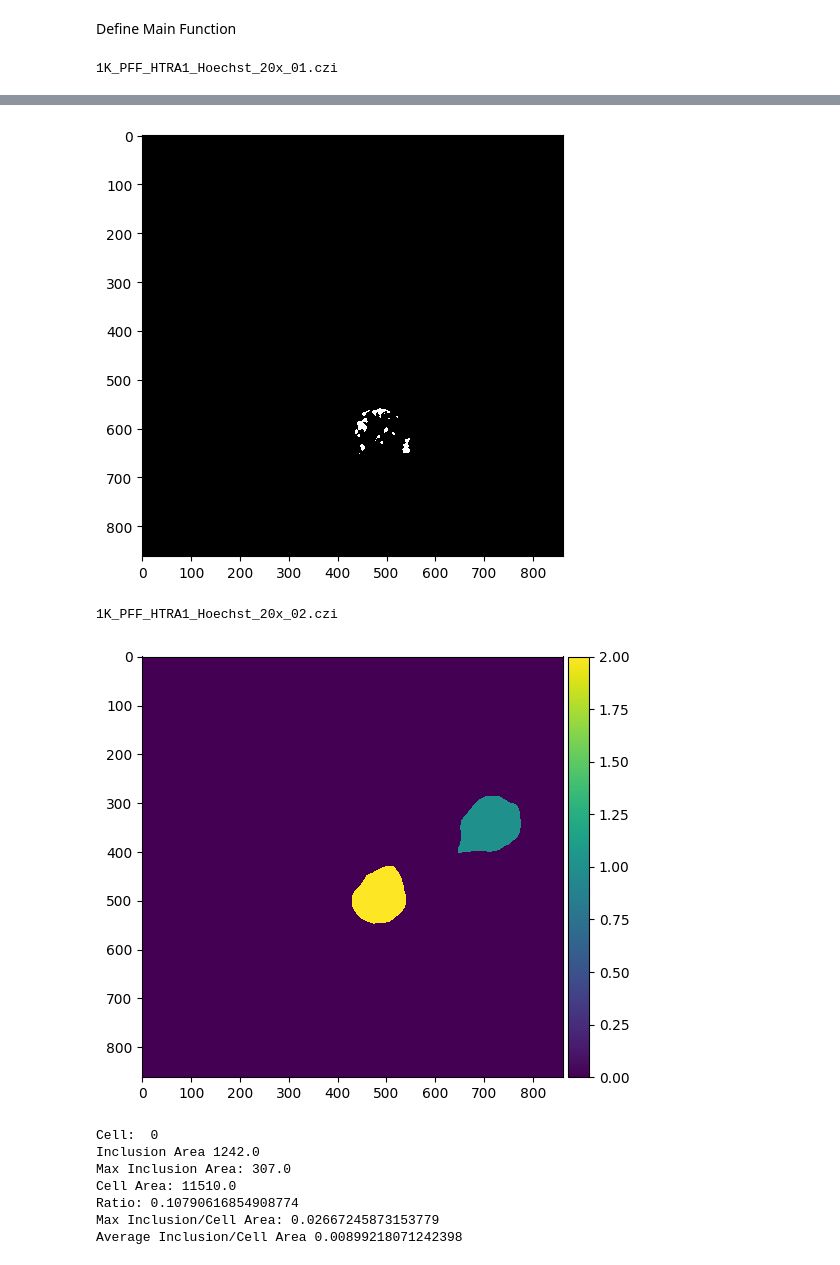
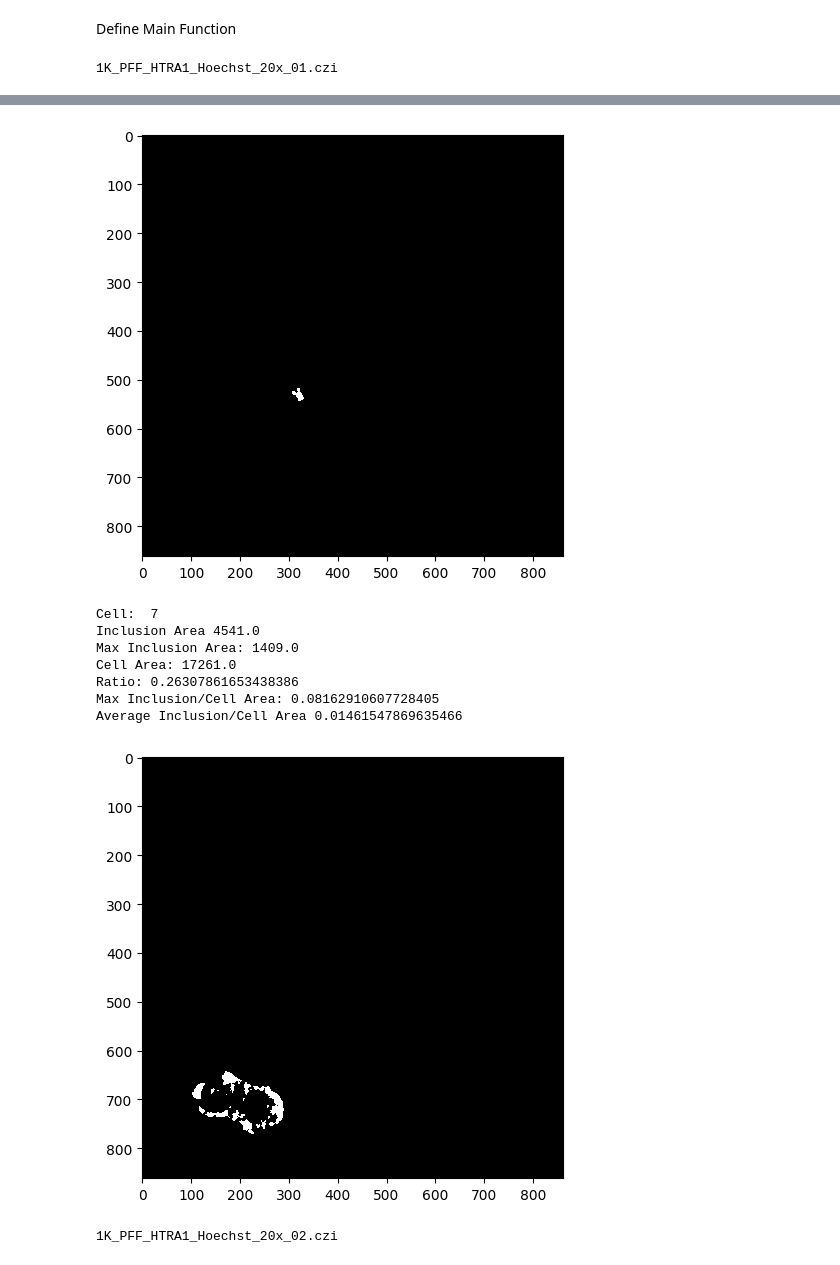
Before and after one commit to yiminghuang47/kara-lab, a Jupyter notebook: PFF_HTRA1/PFF_HTRA_analysis.ipynb, the cells around one changed output, grey strips where cells are left out. Cells and saved outputs as stored; diff of their text form; code cells hidden in the pictures.

```diff
--- a/PFF_HTRA1/PFF_HTRA_analysis.ipynb
+++ b/PFF_HTRA1/PFF_HTRA_analysis.ipynb
@@ -236,7 +235,8 @@ Define Main Function
 # %%
 if __name__ == "__main__":
 
-    analyze_all_images('110724_PFF_HTRA1')
-    analyze_all_images('103124_PFF_HTRA1/new new settings')
+    # analyze_all_images('110724_PFF_HTRA1')
+    # analyze_all_images('103124_PFF_HTRA1/new new settings')
+    analyze_all_images('112124_PFF_HTRA1')
 # %% [output]
 1K_PFF_HTRA1_Hoechst_20x_01.czi
@@ -251,10 +251,10 @@ Average Inclusion/Cell Area 0.007089620069078349
-[figure, old version]
+[figure, new version]
-1K_PFF_HTRA1_Hoechst_20x_02.czi
+Cell:  7
+Inclusion Area 4541.0
+Max Inclusion Area: 1409.0
+Cell Area: 17261.0
+Ratio: 0.26307861653438386
+Max Inclusion/Cell Area: 0.08162910607728405
+Average Inclusion/Cell Area 0.01461547869635466
-[figure, old version]
+[figure, new version]
-Cell:  0
-Inclusion Area 1242.0
-Max Inclusion Area: 307.0
-Cell Area: 11510.0
-Ratio: 0.10790616854908774
-Max Inclusion/Cell Area: 0.02667245873153779
-Average Inclusion/Cell Area 0.00899218071242398
+1K_PFF_HTRA1_Hoechst_20x_02.czi
```
Also changed, not shown: parts of 2 cells of this notebook, 44 other files.
